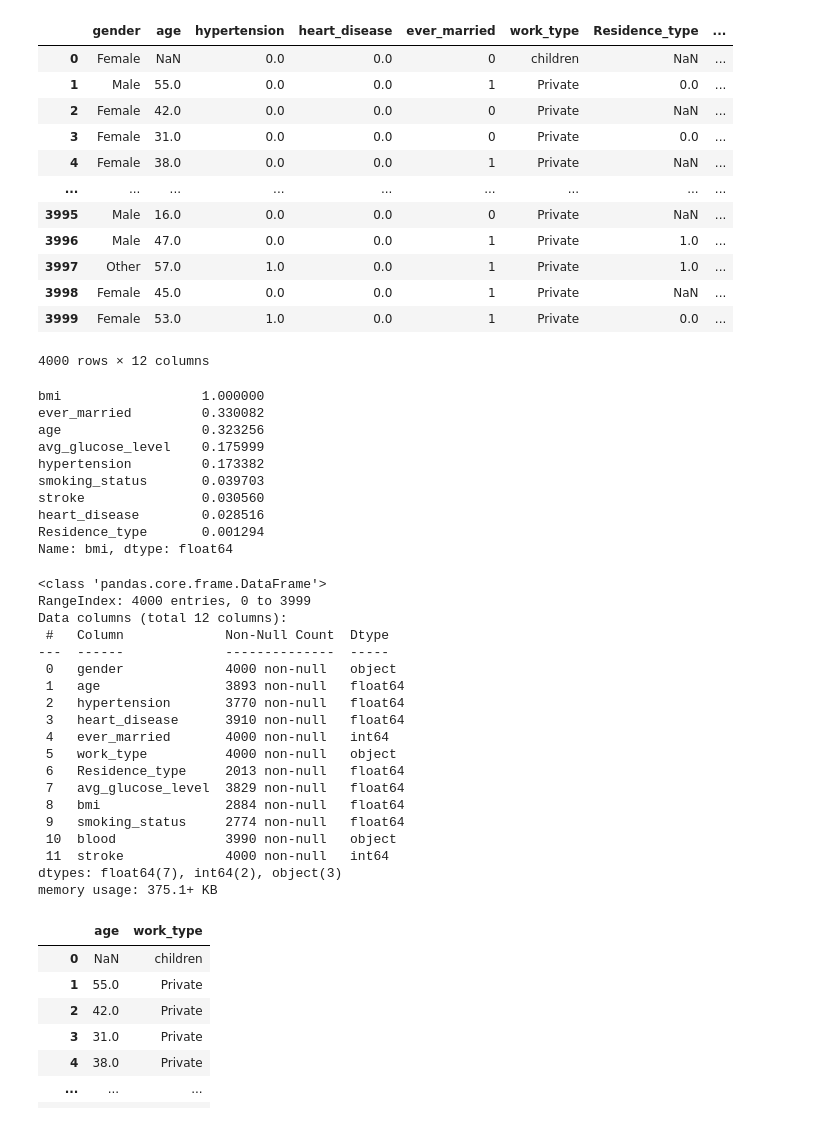
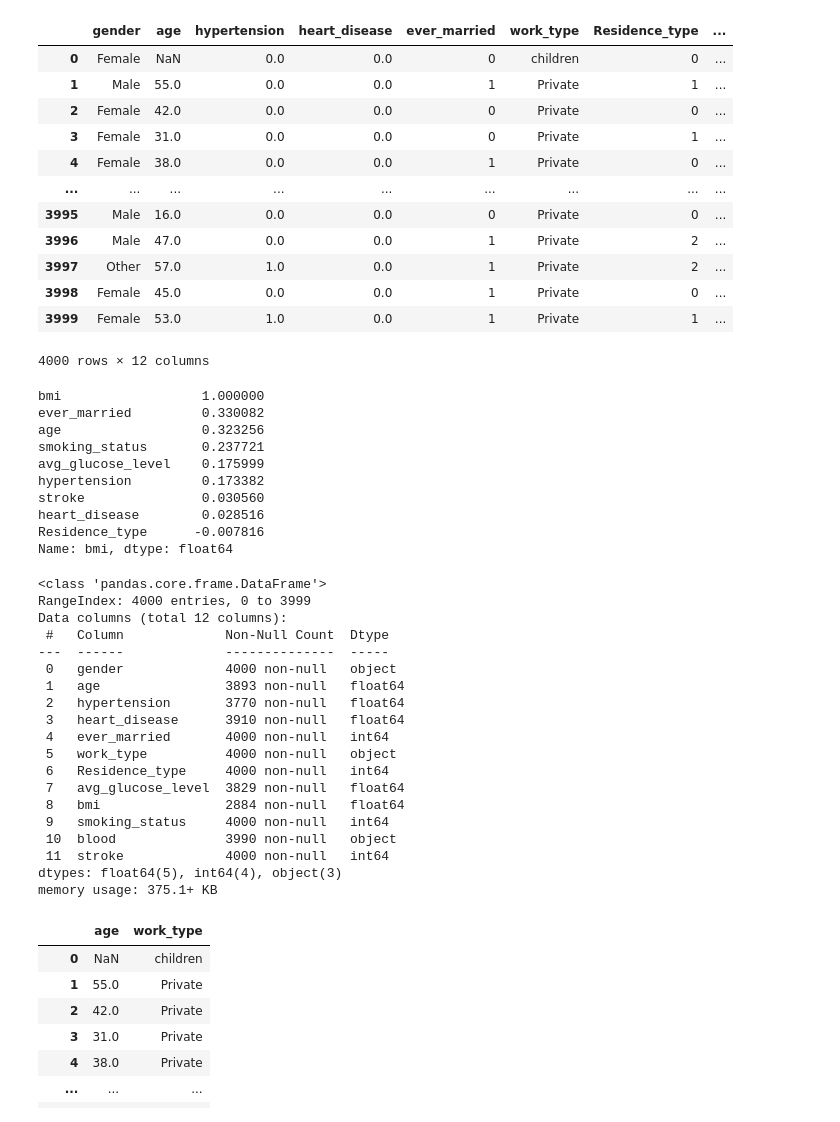
Before and after one commit to VinhDevNguyen/Stroke-Prediction, a Jupyter notebook: KNN_Imputer_with_Age.ipynb, the cells around one changed output. Saved outputs shown, nothing was run; the diff lists cells and outputs as text; code cells hidden in the pictures.

```diff
--- a/KNN_Imputer_with_Age.ipynb
+++ b/KNN_Imputer_with_Age.ipynb
@@ -16,19 +17,19 @@ from sklearn.model_selection import train_test_split, RepeatedStratifiedKFold, c
 # %%
-raw_df = pd.read_csv('./Dataset/precessed_train_le_no_scale.csv')
+raw_df = pd.read_csv('./Dataset/Processed_train_le_no_scale.csv')
 raw_df
 # %% [output]
 |  | gender | age | hypertension | heart_disease | ever_married | work_type | Residence_type | ... |
-| 0 | Female | NaN | 0.0 | 0.0 | 0 | children | NaN | ... |
-| 1 | Male | 55.0 | 0.0 | 0.0 | 1 | Private | 0.0 | ... |
-| 2 | Female | 42.0 | 0.0 | 0.0 | 0 | Private | NaN | ... |
-| 3 | Female | 31.0 | 0.0 | 0.0 | 0 | Private | 0.0 | ... |
-| 4 | Female | 38.0 | 0.0 | 0.0 | 1 | Private | NaN | ... |
+| 0 | Female | NaN | 0.0 | 0.0 | 0 | children | 0 | ... |
+| 1 | Male | 55.0 | 0.0 | 0.0 | 1 | Private | 1 | ... |
+| 2 | Female | 42.0 | 0.0 | 0.0 | 0 | Private | 0 | ... |
+| 3 | Female | 31.0 | 0.0 | 0.0 | 0 | Private | 1 | ... |
+| 4 | Female | 38.0 | 0.0 | 0.0 | 1 | Private | 0 | ... |
 | ... | ... | ... | ... | ... | ... | ... | ... | ... |
-| 3995 | Male | 16.0 | 0.0 | 0.0 | 0 | Private | NaN | ... |
-| 3996 | Male | 47.0 | 0.0 | 0.0 | 1 | Private | 1.0 | ... |
-| 3997 | Other | 57.0 | 1.0 | 0.0 | 1 | Private | 1.0 | ... |
-| 3998 | Female | 45.0 | 0.0 | 0.0 | 1 | Private | NaN | ... |
-| 3999 | Female | 53.0 | 1.0 | 0.0 | 1 | Private | 0.0 | ... |
+| 3995 | Male | 16.0 | 0.0 | 0.0 | 0 | Private | 0 | ... |
+| 3996 | Male | 47.0 | 0.0 | 0.0 | 1 | Private | 2 | ... |
+| 3997 | Other | 57.0 | 1.0 | 0.0 | 1 | Private | 2 | ... |
+| 3998 | Female | 45.0 | 0.0 | 0.0 | 1 | Private | 0 | ... |
+| 3999 | Female | 53.0 | 1.0 | 0.0 | 1 | Private | 1 | ... |
 4000 rows × 12 columns
 # %%
 raw_df.corr()['bmi'].sort_values(ascending=False)
@@ -36,12 +37,12 @@ raw_df.corr()['bmi'].sort_values(ascending=False)
 bmi                  1.000000
 ever_married         0.330082
 age                  0.323256
+smoking_status       0.237721
 avg_glucose_level    0.175999
 hypertension         0.173382
-smoking_status       0.039703
 stroke               0.030560
 heart_disease        0.028516
-Residence_type       0.001294
+Residence_type      -0.007816
 Name: bmi, dtype: float64
 # %%
 raw_df.info()
@@ -57,13 +58,13 @@ Data columns (total 12 columns):
  3   heart_disease      3910 non-null   float64
  4   ever_married       4000 non-null   int64
  5   work_type          4000 non-null   object
- 6   Residence_type     2013 non-null   float64
+ 6   Residence_type     4000 non-null   int64
  7   avg_glucose_level  3829 non-null   float64
  8   bmi                2884 non-null   float64
- 9   smoking_status     2774 non-null   float64
+ 9   smoking_status     4000 non-null   int64
  10  blood              3990 non-null   object
  11  stroke             4000 non-null   int64
-dtypes: float64(7), int64(2), object(3)
+dtypes: float64(5), int64(4), object(3)
 memory usage: 375.1+ KB
 # %%
 df_age_worktype = raw_df.copy()
```
Also changed, not shown: parts of 25 cells of this notebook, 7 other files.
